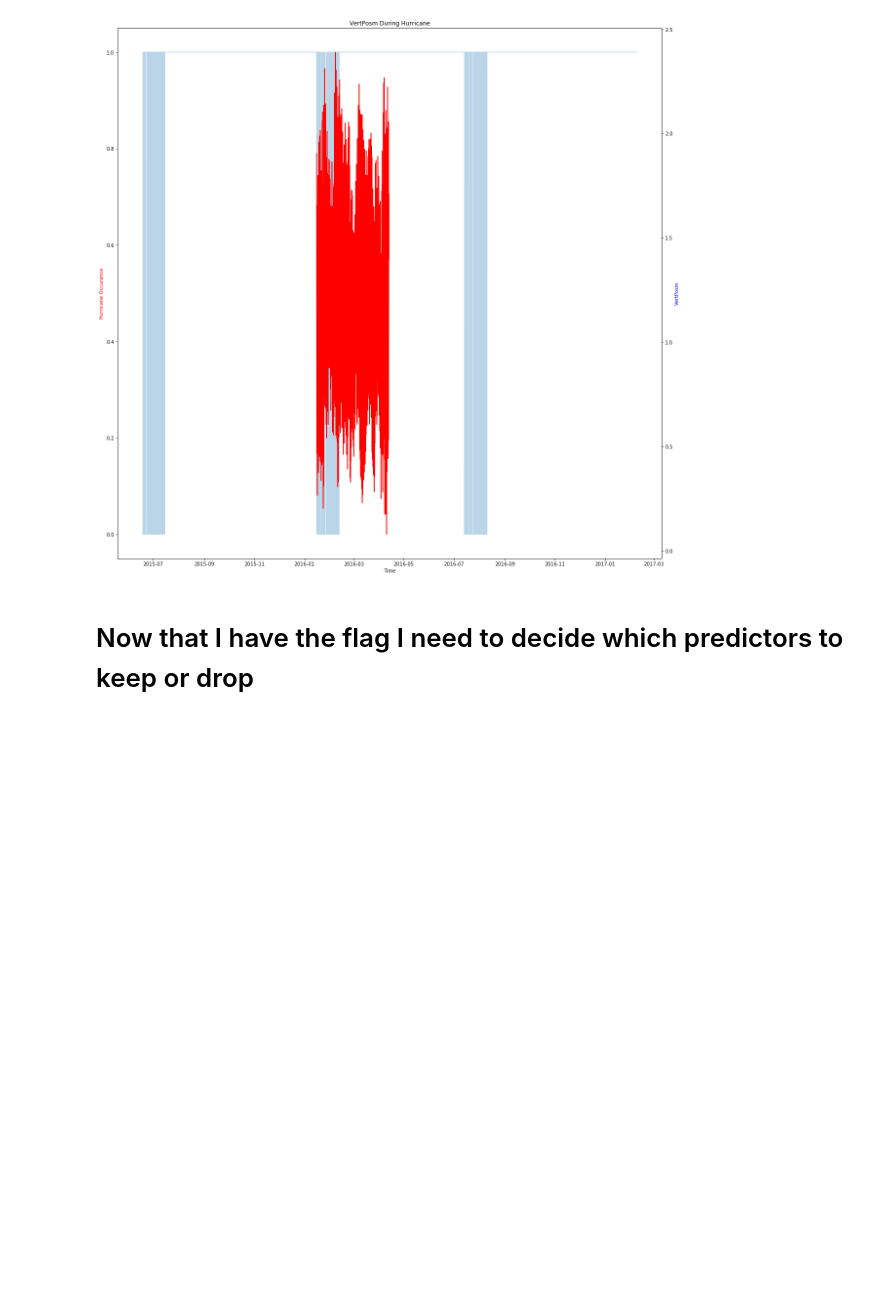
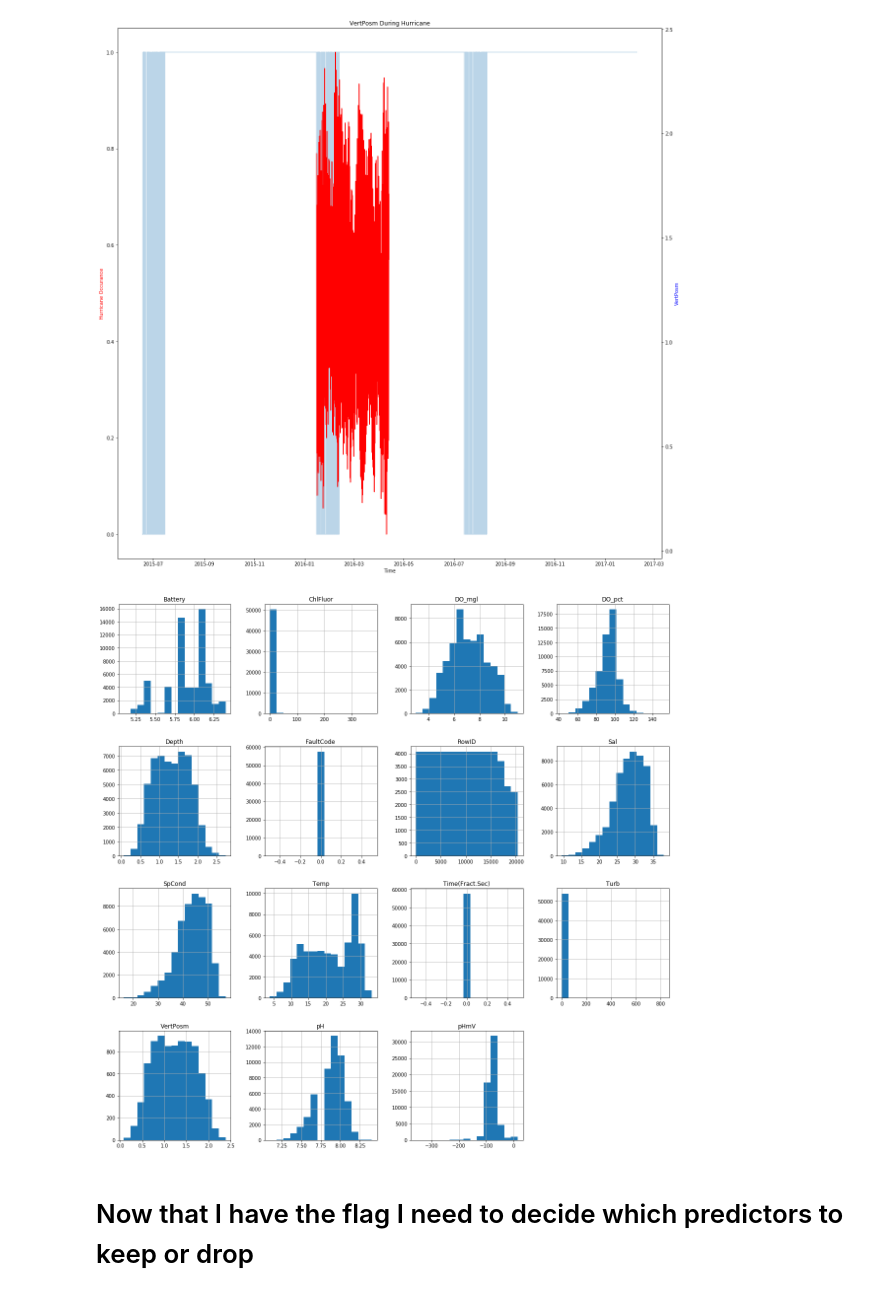
Before and after one commit to little-vixen/OceanProject, a Jupyter notebook: HurricaneFiltering.ipynb, the cells around one changed output. Cells and saved outputs as stored; diff of their text form; code cells hidden in the pictures; blank space fills up the shorter version.

```diff
--- a/HurricaneFiltering.ipynb
+++ b/HurricaneFiltering.ipynb
@@ -162,0 +154,3 @@ Index(['Battery', 'ChlFluor', 'DO_mgl', 'DO_pct', 'Depth', 'F_ChlFluor',
+# %%
+col1 = unfin.columns
+col1
@@ -338,3 +339,7 @@ ax1.set_xlabel('Time')
 plt.savefig("VertPosm.png")
 # %% [output]
 [figure]
+# %%
+unfin.hist(column=col1, by=None, grid=True, xlabelsize=None, xrot=None, ylabelsize=None, yrot=None, ax=None, sharex=False, sharey=False, figsize=(20,20), layout=None, bins=15);
+# %% [output]
+[figure, added]
```
Also changed, not shown: parts of 12 cells of this notebook, 2 other files.
